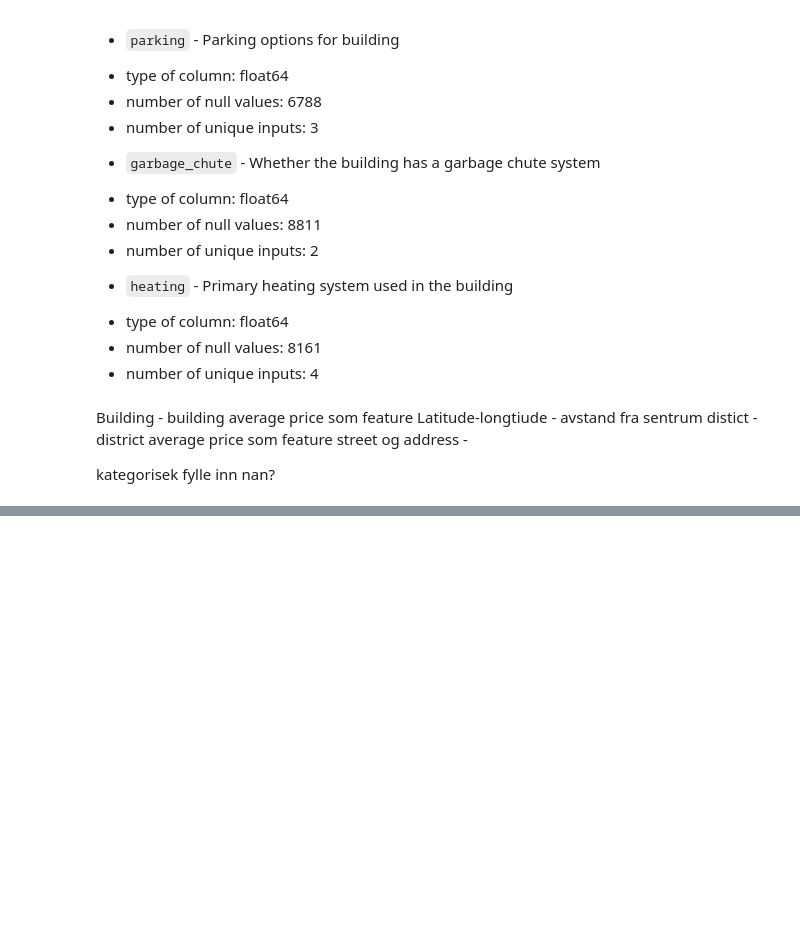
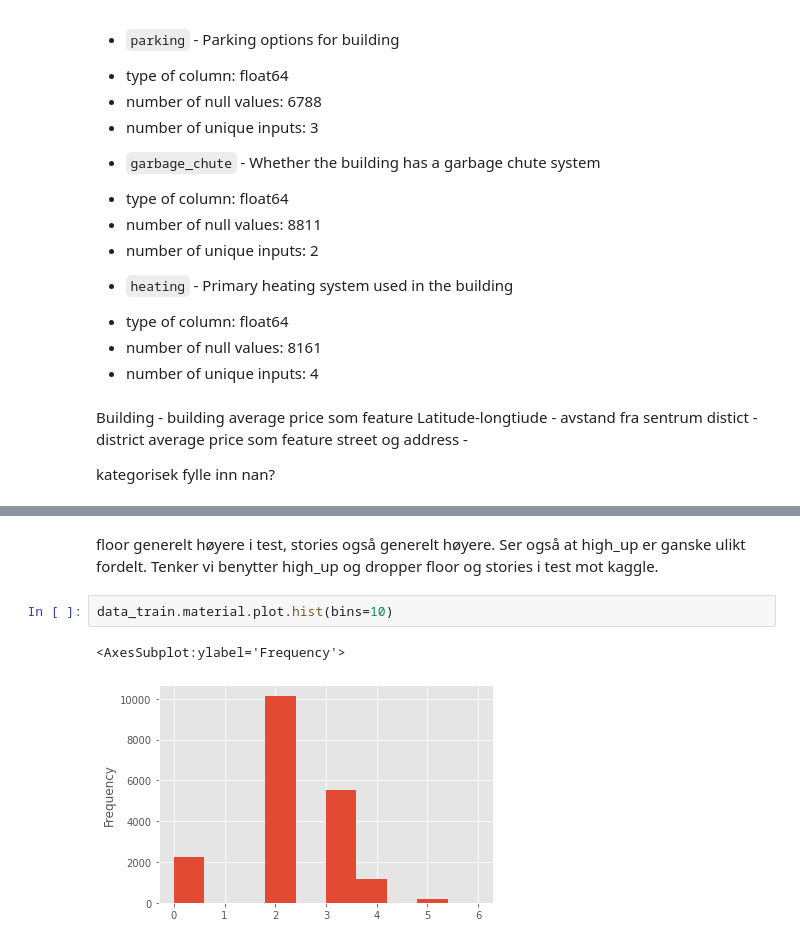
Before and after one commit to kjappvaffel/moscow_housing, a Jupyter notebook: EDA_DataCleaning_FeatureEngineering/EDA.ipynb, the cells around one changed output, grey strips where cells are left out. Saved outputs shown, nothing was run; the diff lists cells and outputs as text; blank space fills up the shorter version.

```diff
--- a/EDA_DataCleaning_FeatureEngineering/EDA.ipynb
+++ b/EDA_DataCleaning_FeatureEngineering/EDA.ipynb
@@ -256,0 +273,8 @@ corr_2.style.background_gradient(cmap='coolwarm')
+# %% [markdown]
+floor generelt høyere i test, stories også generelt høyere. Ser også at high_up er ganske ulikt fordelt.
+Tenker vi benytter high_up og dropper floor og stories i test mot kaggle.
+# %%
+data_train.material.plot.hist(bins=10)
+# %% [output]
+<AxesSubplot:ylabel='Frequency'>
+[figure, added]
```
Also changed, not shown: parts of 9 cells of this notebook, 1 other file.
